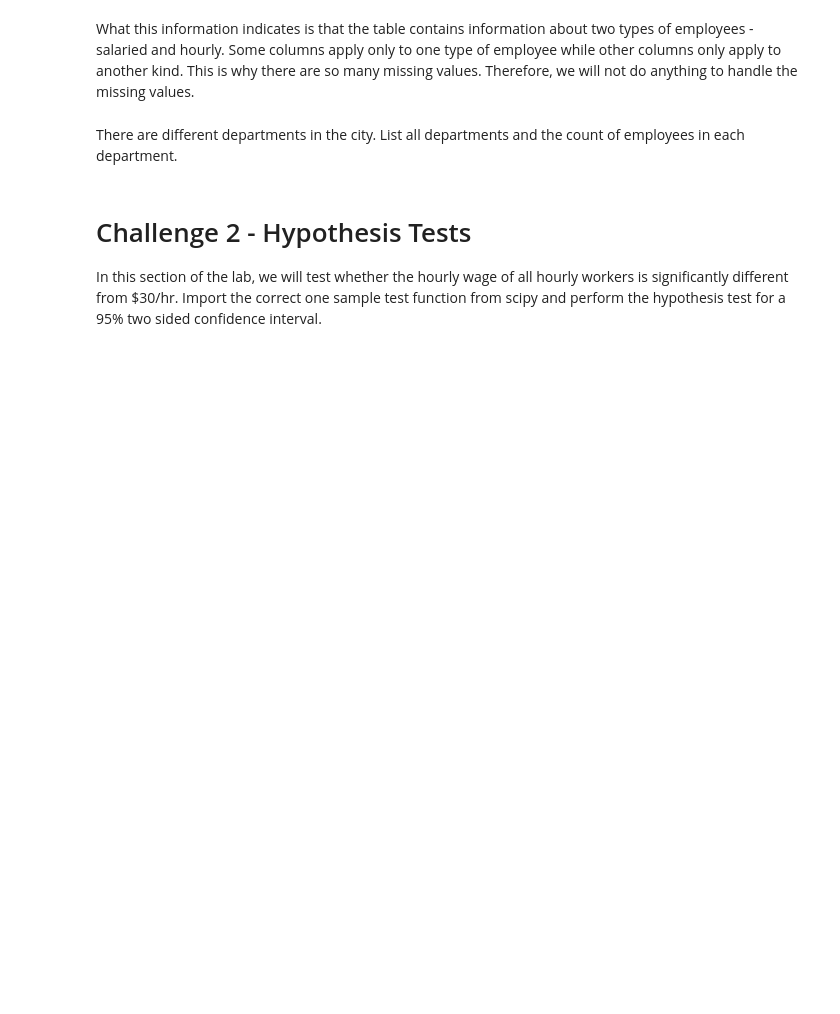
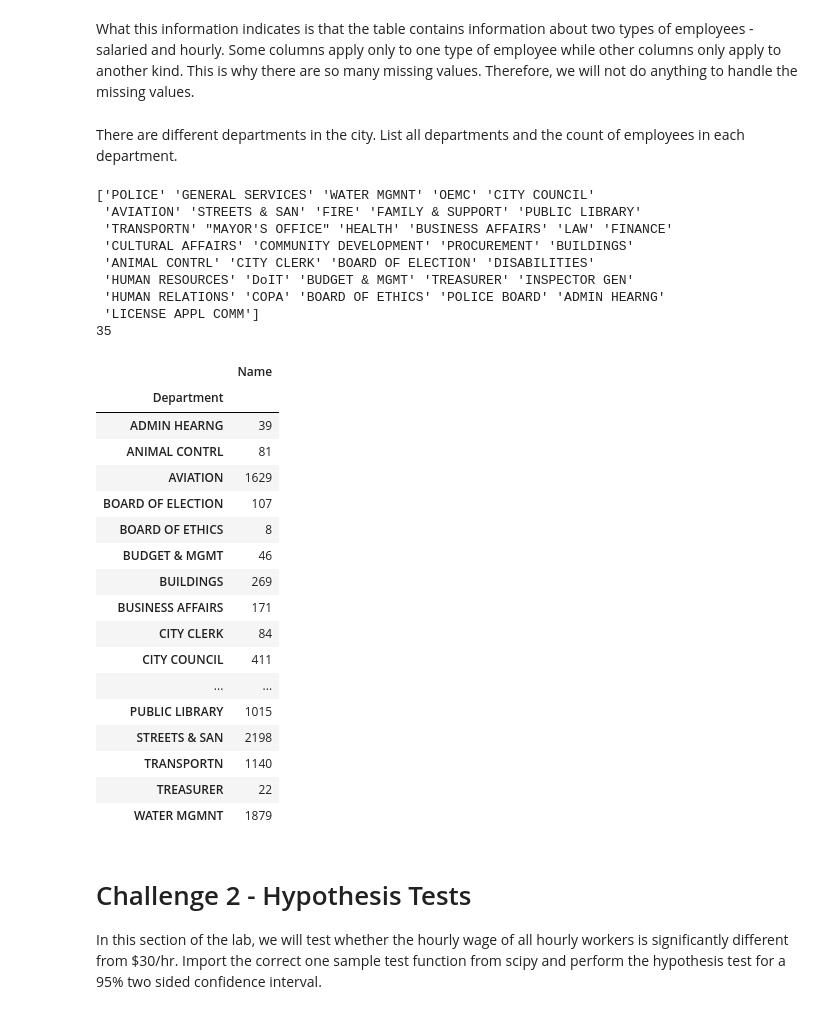
Before and after one commit to ta-data-lis/lab-hypothesis-testing-1, a Jupyter notebook: your-code/main.ipynb, the cells around one changed output. Cells and saved outputs as stored; diff of their text form; code cells hidden in the pictures; blank space fills up the shorter version.

```diff
--- a/your-code/main.ipynb
+++ b/your-code/main.ipynb
@@ -32,3 +86,36 @@ There are different departments in the city. List all departments and the count
+# %%
+# Your code here:
+print(salaries["Department"].unique())
+print(len(salaries["Department"].unique()))
+salaries.groupby("Department").agg({"Name":"count"})
+# %% [output]
+['POLICE' 'GENERAL SERVICES' 'WATER MGMNT' 'OEMC' 'CITY COUNCIL'
+ 'AVIATION' 'STREETS & SAN' 'FIRE' 'FAMILY & SUPPORT' 'PUBLIC LIBRARY'
+ 'TRANSPORTN' "MAYOR'S OFFICE" 'HEALTH' 'BUSINESS AFFAIRS' 'LAW' 'FINANCE'
+ 'CULTURAL AFFAIRS' 'COMMUNITY DEVELOPMENT' 'PROCUREMENT' 'BUILDINGS'
+ 'ANIMAL CONTRL' 'CITY CLERK' 'BOARD OF ELECTION' 'DISABILITIES'
+ 'HUMAN RESOURCES' 'DoIT' 'BUDGET & MGMT' 'TREASURER' 'INSPECTOR GEN'
+ 'HUMAN RELATIONS' 'COPA' 'BOARD OF ETHICS' 'POLICE BOARD' 'ADMIN HEARNG'
+ 'LICENSE APPL COMM']
+35
+|  | Name |
+| Department |  |
+| ADMIN HEARNG | 39 |
+| ANIMAL CONTRL | 81 |
+| AVIATION | 1629 |
+| BOARD OF ELECTION | 107 |
+| BOARD OF ETHICS | 8 |
+| BUDGET & MGMT | 46 |
+| BUILDINGS | 269 |
+| BUSINESS AFFAIRS | 171 |
+| CITY CLERK | 84 |
+| CITY COUNCIL | 411 |
+| ... | ... |
+| PUBLIC LIBRARY | 1015 |
+| STREETS & SAN | 2198 |
+| TRANSPORTN | 1140 |
+| TREASURER | 22 |
+| WATER MGMNT | 1879 |
 # %% [markdown]
 # Challenge 2 - Hypothesis Tests
 
```
Also changed, not shown: parts of 30 cells of this notebook.
